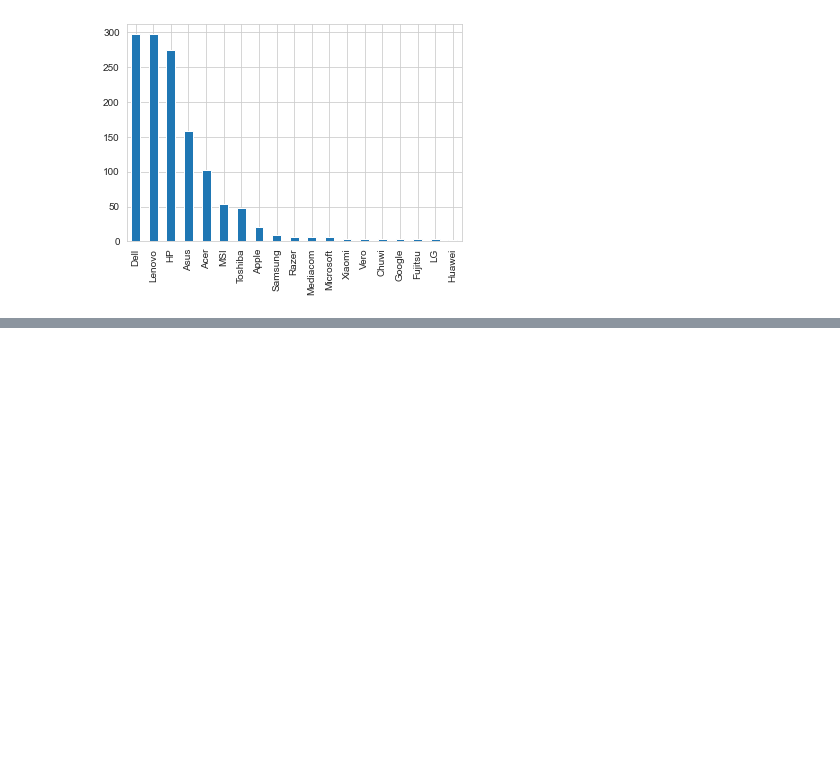
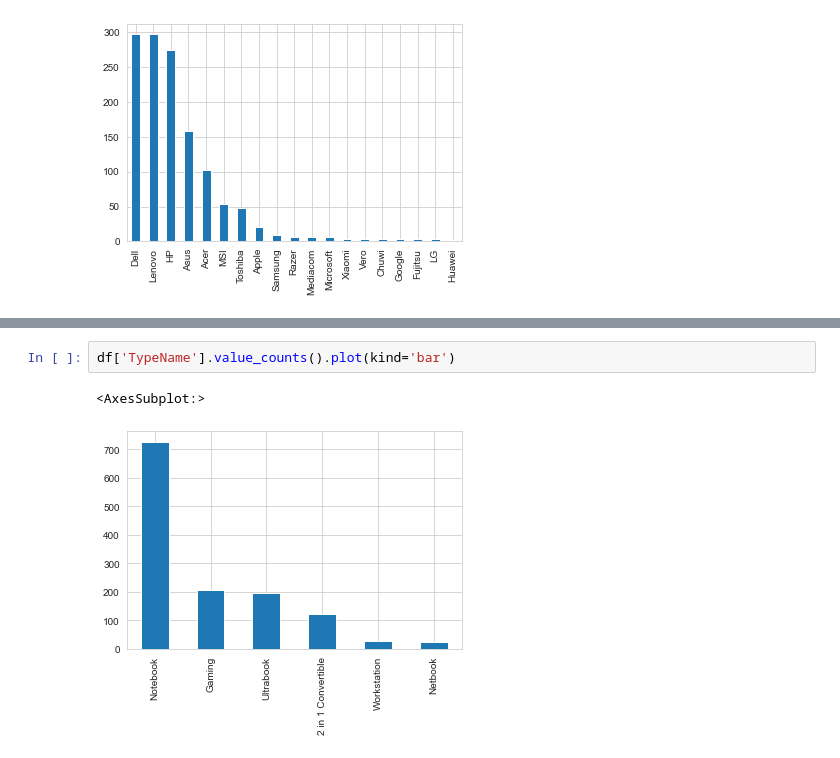
Before and after one commit to sudeep-hk/laptop-price-predictior, a Jupyter notebook: predict.ipynb, the cells around one changed output, grey strips where cells are left out. Cells and saved outputs as stored; diff of their text form; blank space fills up the shorter version.

```diff
--- a/predict.ipynb
+++ b/predict.ipynb
@@ -80,0 +79,5 @@ plt.show()
+# %%
+df['TypeName'].value_counts().plot(kind='bar')
+# %% [output]
+<AxesSubplot:>
+[figure, added]
```
Also changed, not shown: parts of 24 cells of this notebook.
